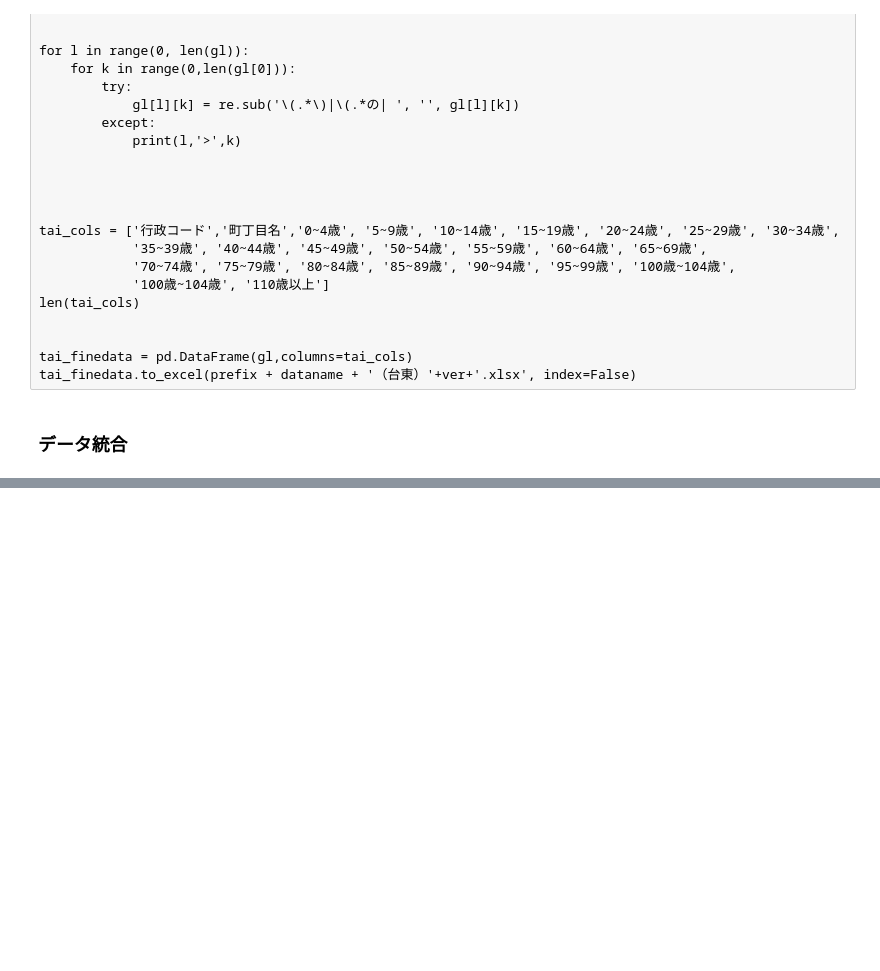
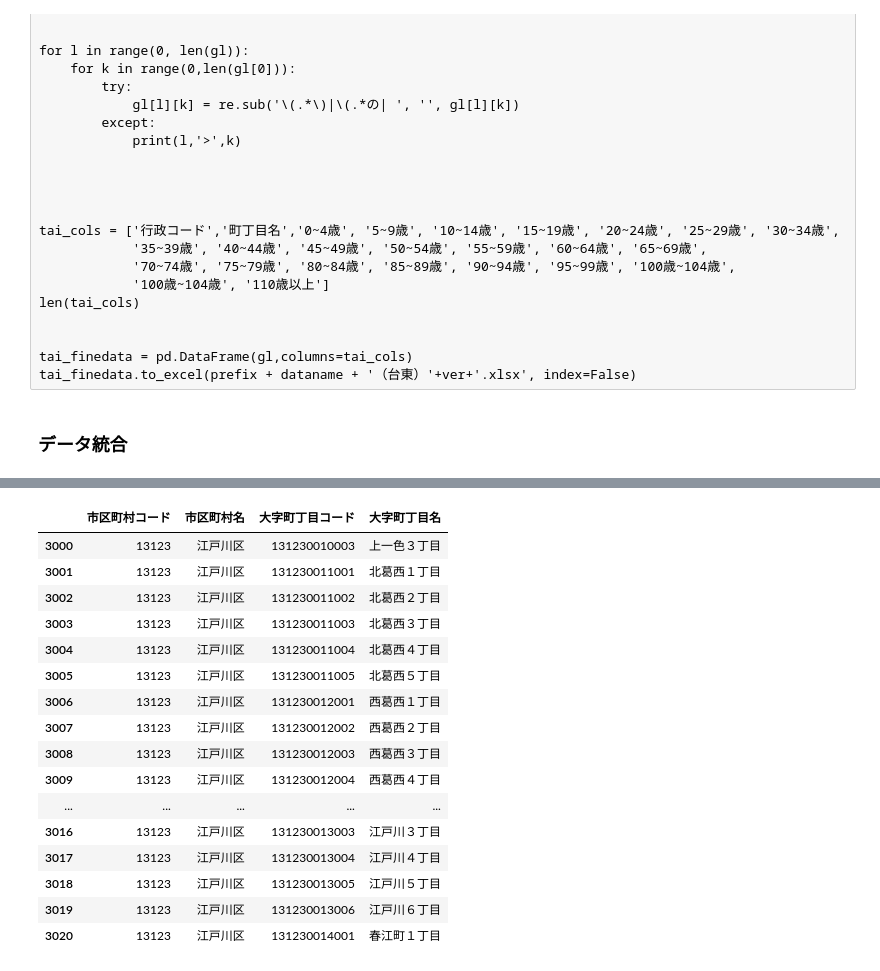
Before and after one commit to MasaoMori/Tokyo_Ward_Assembly_Election, a Jupyter notebook: jupyter/Population_age.ipynb, the cells around one changed output, grey strips where cells are left out. Cells and saved outputs as stored; diff of their text form; code cells hidden in the pictures; blank space fills up the shorter version.

```diff
--- a/jupyter/Population_age.ipynb
+++ b/jupyter/Population_age.ipynb
@@ -408,0 +393,20 @@ len(fiveband)
+# %%
+c_code.sort_values('大字町丁目コード').reset_index(drop=True).loc[3000:3020,:]
+# %% [output]
+|  | 市区町村コード | 市区町村名 | 大字町丁目コード | 大字町丁目名 |
+| 3000 | 13123 | 江戸川区 | 131230010003 | 上一色３丁目 |
+| 3001 | 13123 | 江戸川区 | 131230011001 | 北葛西１丁目 |
+| 3002 | 13123 | 江戸川区 | 131230011002 | 北葛西２丁目 |
+| 3003 | 13123 | 江戸川区 | 131230011003 | 北葛西３丁目 |
+| 3004 | 13123 | 江戸川区 | 131230011004 | 北葛西４丁目 |
+| 3005 | 13123 | 江戸川区 | 131230011005 | 北葛西５丁目 |
+| 3006 | 13123 | 江戸川区 | 131230012001 | 西葛西１丁目 |
+| 3007 | 13123 | 江戸川区 | 131230012002 | 西葛西２丁目 |
+| 3008 | 13123 | 江戸川区 | 131230012003 | 西葛西３丁目 |
+| 3009 | 13123 | 江戸川区 | 131230012004 | 西葛西４丁目 |
+| ... | ... | ... | ... | ... |
+| 3016 | 13123 | 江戸川区 | 131230013003 | 江戸川３丁目 |
+| 3017 | 13123 | 江戸川区 | 131230013004 | 江戸川４丁目 |
+| 3018 | 13123 | 江戸川区 | 131230013005 | 江戸川５丁目 |
+| 3019 | 13123 | 江戸川区 | 131230013006 | 江戸川６丁目 |
+| 3020 | 13123 | 江戸川区 | 131230014001 | 春江町１丁目 |
```
Also changed, not shown: parts of 14 cells of this notebook, 2 other files.
